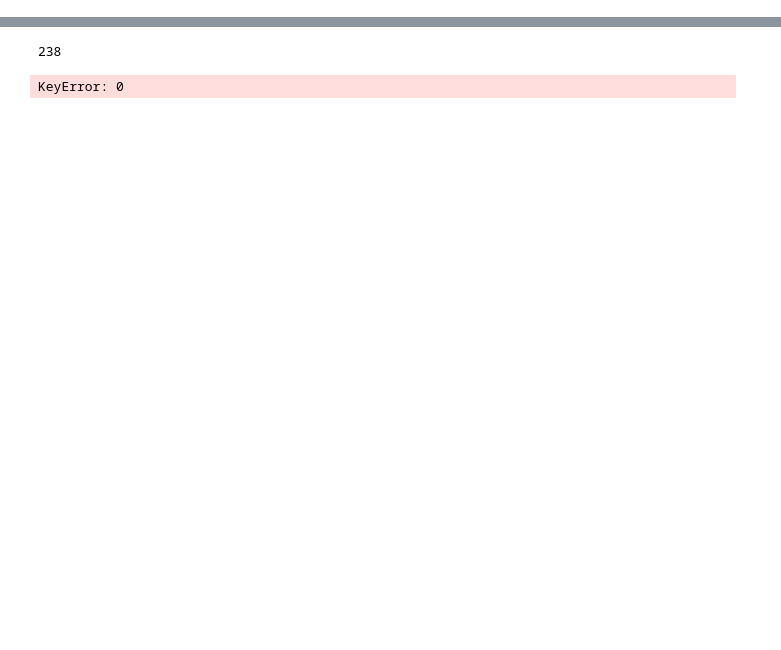
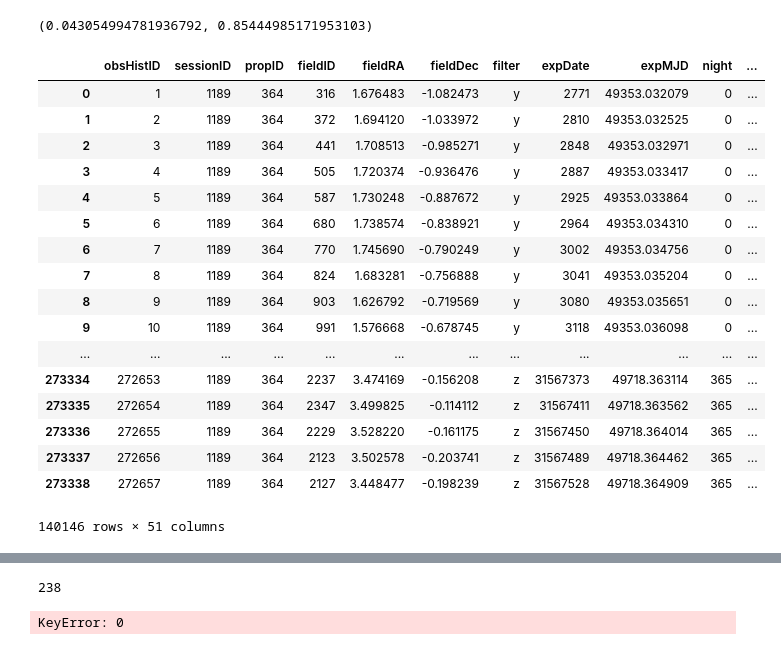
Before and after one commit to rbiswas4/SNsims, a Jupyter notebook: examples/summarize_opsim.ipynb, the cells around one changed output, grey strips where cells are left out. Saved outputs shown, nothing was run; the diff lists cells and outputs as text; code cells hidden in the pictures; blank space fills up the shorter version.

```diff
--- a/examples/summarize_opsim.ipynb
+++ b/examples/summarize_opsim.ipynb
@@ -16,0 +73,30 @@ Index([u'obsHistID', u'sessionID', u'propID', u'fieldID', u'fieldRA', u'fieldDec
+# %%
+from __future__ import division
+ddsize/ fulltablesize , wfdsize / fulltablesize
+# %% [output]
+(0.043054994781936792, 0.85444985171953103)
+# %%
+fseason = Summary[(Summary['night'] < 366) & (Summary['propID']==364)]
+# %%
+testdf = fseason.copy(deep=True)
+# %%
+add_simlibCols(testdf)
+# %% [output]
+|  | obsHistID | sessionID | propID | fieldID | fieldRA | fieldDec | filter | expDate | expMJD | night | ... |
+| 0 | 1 | 1189 | 364 | 316 | 1.676483 | -1.082473 | y | 2771 | 49353.032079 | 0 | ... |
+| 1 | 2 | 1189 | 364 | 372 | 1.694120 | -1.033972 | y | 2810 | 49353.032525 | 0 | ... |
+| 2 | 3 | 1189 | 364 | 441 | 1.708513 | -0.985271 | y | 2848 | 49353.032971 | 0 | ... |
+| 3 | 4 | 1189 | 364 | 505 | 1.720374 | -0.936476 | y | 2887 | 49353.033417 | 0 | ... |
+| 4 | 5 | 1189 | 364 | 587 | 1.730248 | -0.887672 | y | 2925 | 49353.033864 | 0 | ... |
+| 5 | 6 | 1189 | 364 | 680 | 1.738574 | -0.838921 | y | 2964 | 49353.034310 | 0 | ... |
+| 6 | 7 | 1189 | 364 | 770 | 1.745690 | -0.790249 | y | 3002 | 49353.034756 | 0 | ... |
+| 7 | 8 | 1189 | 364 | 824 | 1.683281 | -0.756888 | y | 3041 | 49353.035204 | 0 | ... |
+| 8 | 9 | 1189 | 364 | 903 | 1.626792 | -0.719569 | y | 3080 | 49353.035651 | 0 | ... |
+| 9 | 10 | 1189 | 364 | 991 | 1.576668 | -0.678745 | y | 3118 | 49353.036098 | 0 | ... |
+| ... | ... | ... | ... | ... | ... | ... | ... | ... | ... | ... | ... |
+| 273334 | 272653 | 1189 | 364 | 2237 | 3.474169 | -0.156208 | z | 31567373 | 49718.363114 | 365 | ... |
+| 273335 | 272654 | 1189 | 364 | 2347 | 3.499825 | -0.114112 | z | 31567411 | 49718.363562 | 365 | ... |
+| 273336 | 272655 | 1189 | 364 | 2229 | 3.528220 | -0.161175 | z | 31567450 | 49718.364014 | 365 | ... |
+| 273337 | 272656 | 1189 | 364 | 2123 | 3.502578 | -0.203741 | z | 31567489 | 49718.364462 | 365 | ... |
+| 273338 | 272657 | 1189 | 364 | 2127 | 3.448477 | -0.198239 | z | 31567528 | 49718.364909 | 365 | ... |
+140146 rows × 51 columns
```
Also changed, not shown: parts of 44 cells of this notebook, 1 other file.
